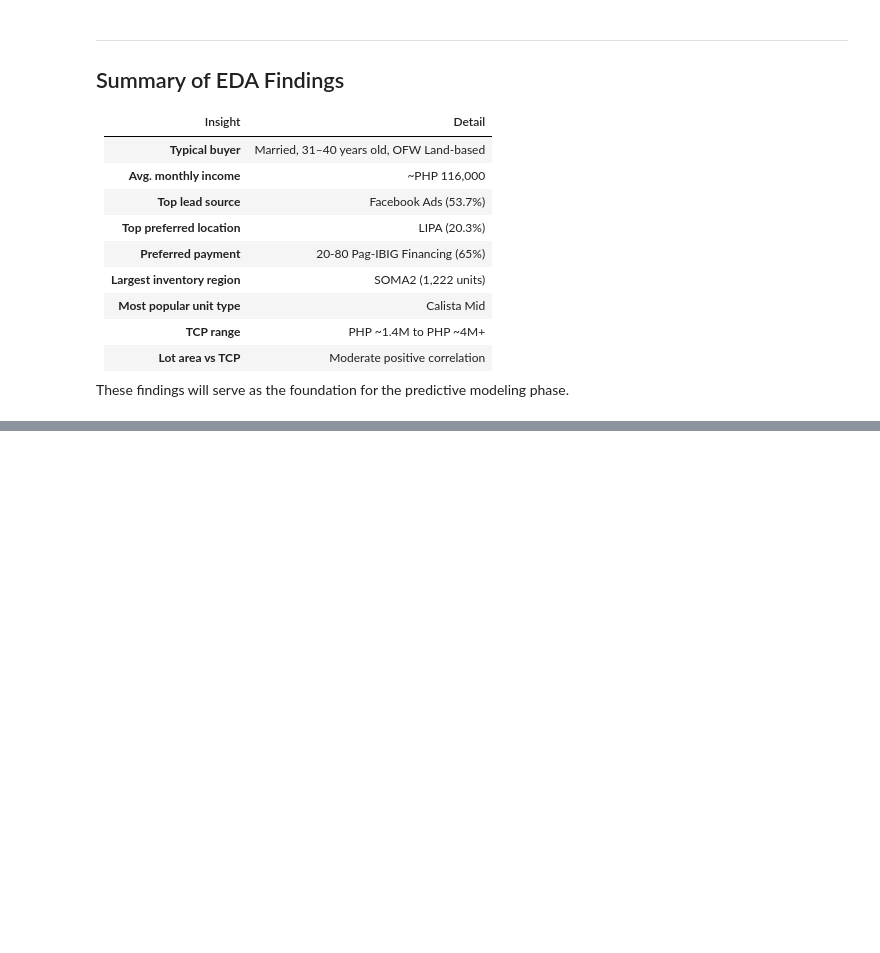
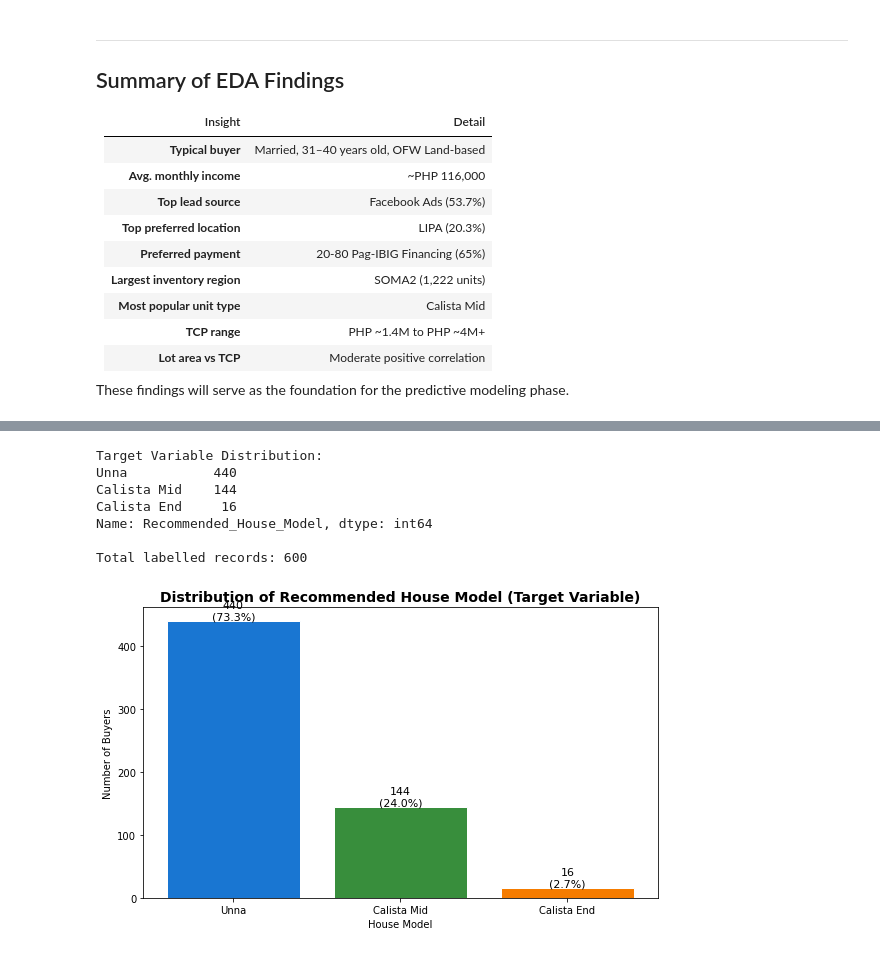
Before and after one commit to MariahAndrea/datasci_finals, a Jupyter notebook: Group1_Finals.ipynb, the cells around one changed output, grey strips where cells are left out. Saved outputs shown, nothing was run; the diff lists cells and outputs as text; code cells hidden in the pictures; blank space fills up the shorter version.

```diff
--- a/Group1_Finals.ipynb
+++ b/Group1_Finals.ipynb
@@ -899,0 +1098,41 @@ These findings will serve as the foundation for the predictive modeling phase.
+# %%
+# 4.4  Target Variable Construction
+
+def assign_house_model(loan_capacity):
+    """Assign a house model based on the buyer's estimated loan capacity."""
+    if loan_capacity >= tcp_unna:
+        return 'Unna'
+    elif loan_capacity >= tcp_calista_end:
+        return 'Calista End'
+    else:
+        return 'Calista Mid'
+
+fe_df['Recommended_House_Model'] = fe_df['Loan_Capacity'].apply(assign_house_model)
+
+# Distribution of target variable
+target_dist = fe_df['Recommended_House_Model'].value_counts()
+print("Target Variable Distribution:")
+print(target_dist)
+print(f"\nTotal labelled records: {len(fe_df)}")
+
+# Visualize class distribution
+colors_target = ['#1976D2', '#388E3C', '#F57C00']
+plt.figure(figsize=(8, 5))
+bars = plt.bar(target_dist.index, target_dist.values, color=colors_target, edgecolor='white')
+plt.title('Distribution of Recommended House Model (Target Variable)', fontsize=14, fontweight='bold')
+plt.xlabel('House Model')
+plt.ylabel('Number of Buyers')
+for bar, val in zip(bars, target_dist.values):
+    plt.text(bar.get_x() + bar.get_width()/2, bar.get_height() + 2,
+             f'{val}\n({val/len(fe_df)*100:.1f}%)', ha='center', fontsize=11)
+plt.tight_layout()
+plt.show()
+# %% [output]
+Target Variable Distribution:
+Unna           440
+Calista Mid    144
+Calista End     16
+Name: Recommended_House_Model, dtype: int64
+
+Total labelled records: 600
+[figure, added]
```
Also changed, not shown: parts of 13 cells of this notebook.
